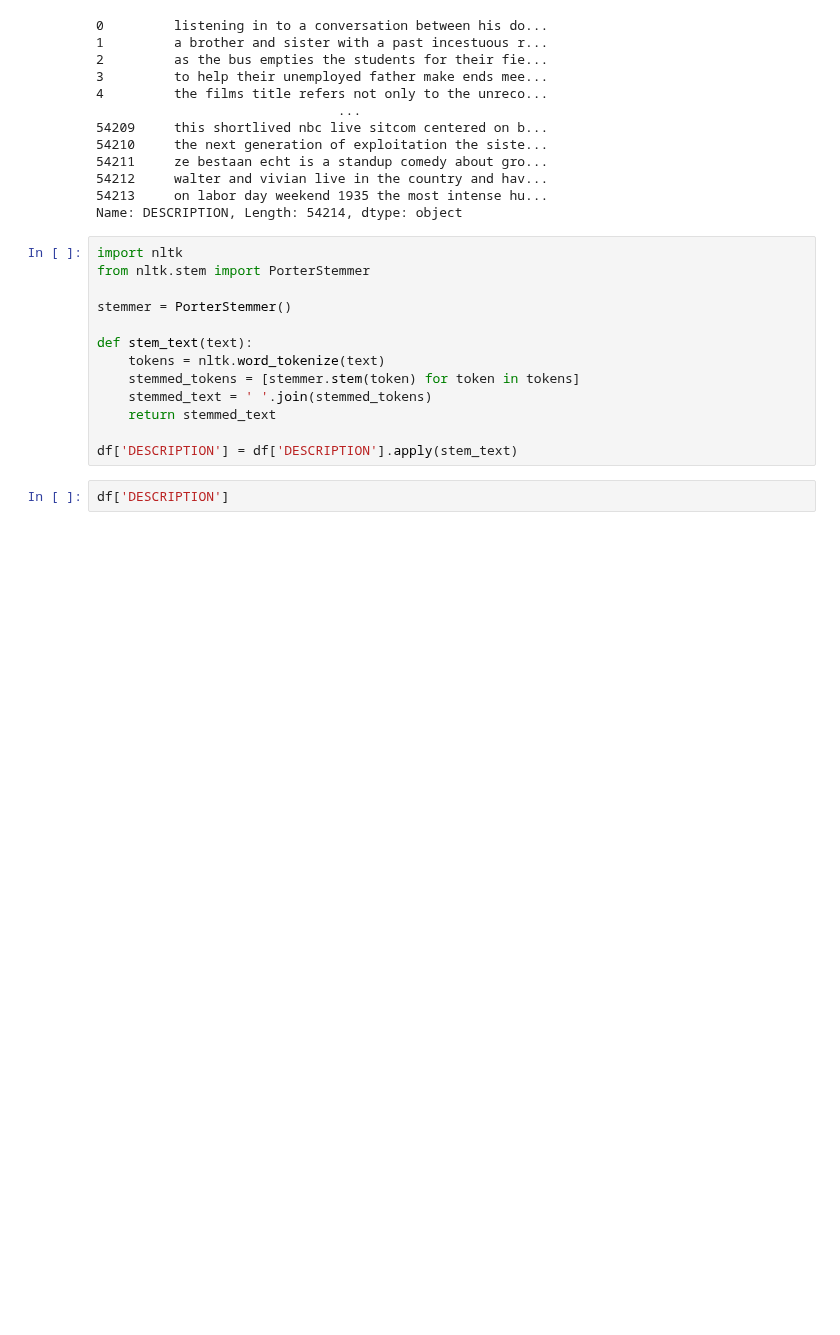
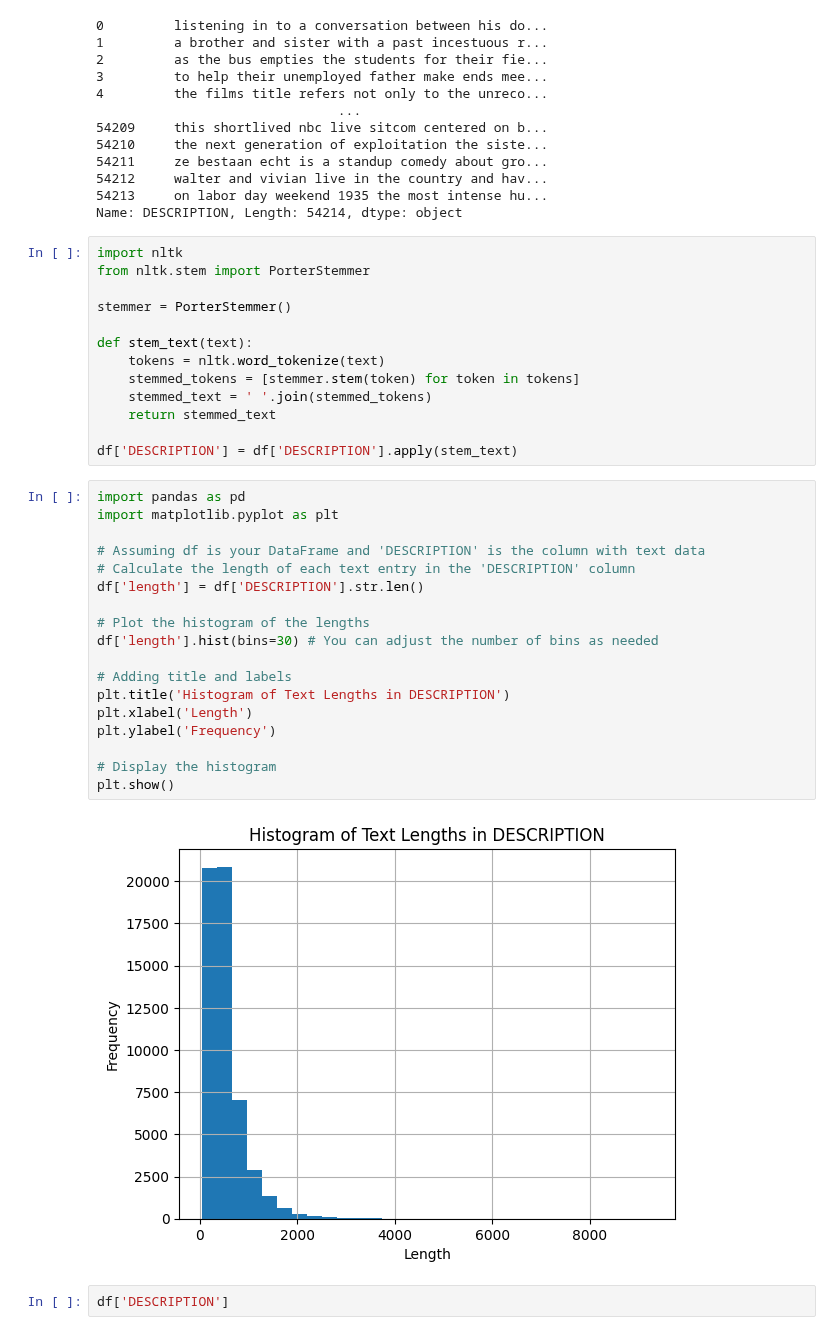
Before and after one commit to Angel-dash/Deep-learning-, a Jupyter notebook: Movie_genre_classification/movie-genre.ipynb, the cells around one changed output. Cells and saved outputs as stored; diff of their text form; blank space fills up the shorter version.

```diff
--- a/Movie_genre_classification/movie-genre.ipynb
+++ b/Movie_genre_classification/movie-genre.ipynb
@@ -214,6 +214,26 @@ def stem_text(text):
     return stemmed_text
 
 df['DESCRIPTION'] = df['DESCRIPTION'].apply(stem_text)
+# %%
+import pandas as pd
+import matplotlib.pyplot as plt
+
+# Assuming df is your DataFrame and 'DESCRIPTION' is the column with text data
+# Calculate the length of each text entry in the 'DESCRIPTION' column
+df['length'] = df['DESCRIPTION'].str.len()
+
+# Plot the histogram of the lengths
+df['length'].hist(bins=30) # You can adjust the number of bins as needed
+
+# Adding title and labels
+plt.title('Histogram of Text Lengths in DESCRIPTION')
+plt.xlabel('Length')
+plt.ylabel('Frequency')
+
+# Display the histogram
+plt.show()
+# %% [output]
+[figure, added]
 # %%
 df['DESCRIPTION']
 # %% [output]
```
Also changed, not shown: parts of 14 cells of this notebook.
